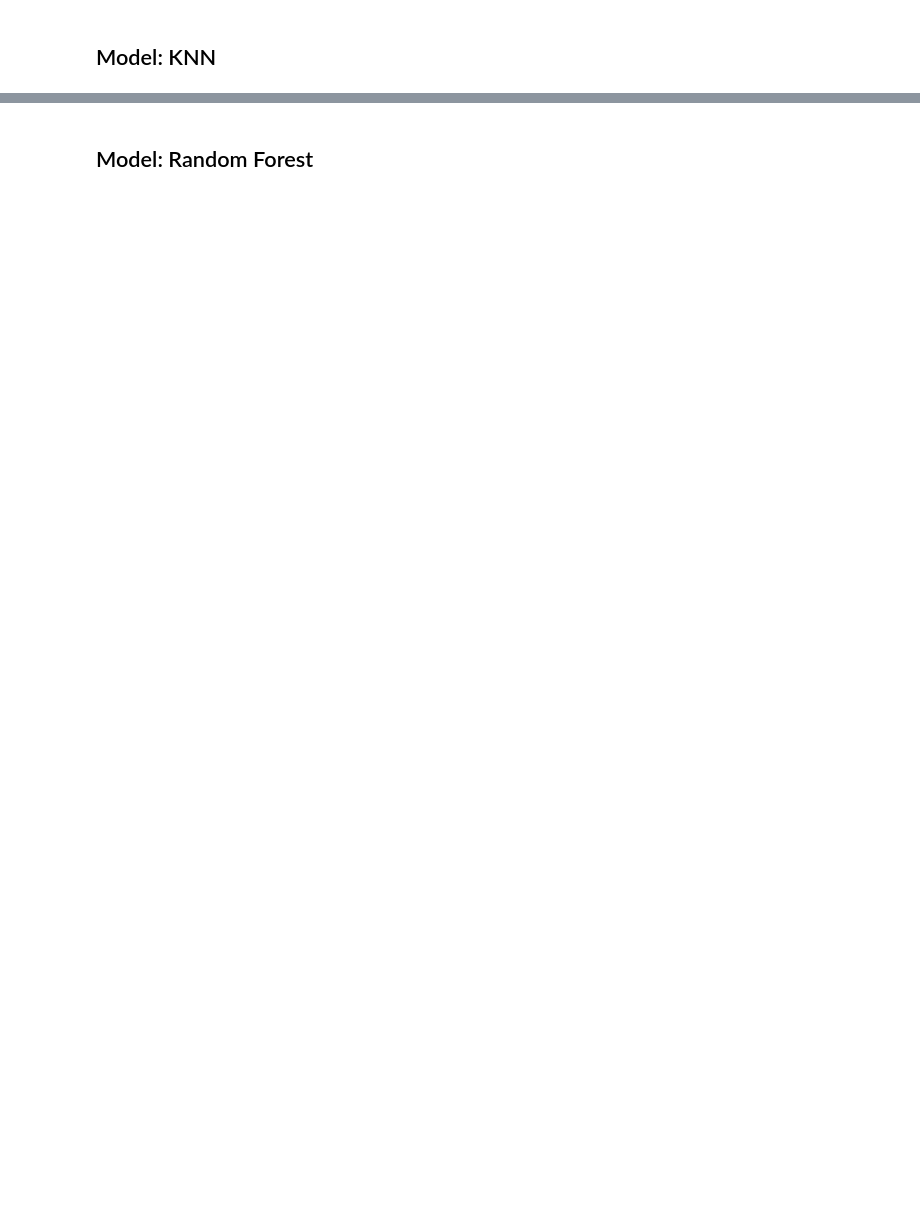
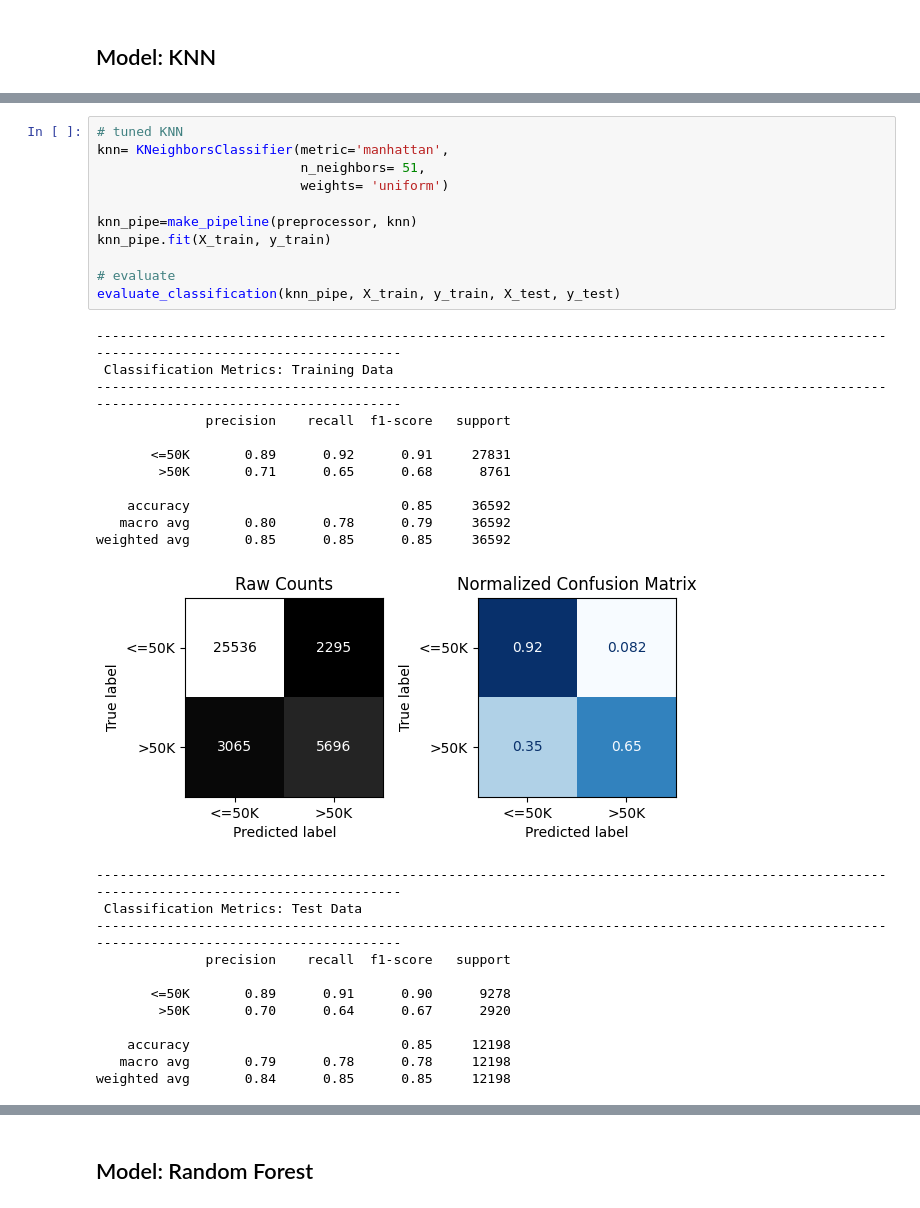
Before and after one commit to swirita/Adult-Income-Prediction, a Jupyter notebook: Adult_Income_Prediction.ipynb, the cells around one changed output, grey strips where cells are left out. Cells and saved outputs as stored; diff of their text form; blank space fills up the shorter version.

```diff
--- a/Adult_Income_Prediction.ipynb
+++ b/Adult_Income_Prediction.ipynb
@@ -490,0 +706,35 @@ plt.tight_layout()
+# %%
+# tuned KNN
+knn= KNeighborsClassifier(metric='manhattan',
+                          n_neighbors= 51,
+                          weights= 'uniform')
+
+knn_pipe=make_pipeline(preprocessor, knn)
+knn_pipe.fit(X_train, y_train)
+
+# evaluate
+evaluate_classification(knn_pipe, X_train, y_train, X_test, y_test)
+# %% [output]
+--------------------------------------------------------------------------------------------------------------------------------------------
+ Classification Metrics: Training Data
+--------------------------------------------------------------------------------------------------------------------------------------------
+              precision    recall  f1-score   support
+
+       <=50K       0.89      0.92      0.91     27831
+        >50K       0.71      0.65      0.68      8761
+
+    accuracy                           0.85     36592
+   macro avg       0.80      0.78      0.79     36592
+weighted avg       0.85      0.85      0.85     36592
+[figure, added]
+--------------------------------------------------------------------------------------------------------------------------------------------
+ Classification Metrics: Test Data
+--------------------------------------------------------------------------------------------------------------------------------------------
+              precision    recall  f1-score   support
+
+       <=50K       0.89      0.91      0.90      9278
+        >50K       0.70      0.64      0.67      2920
+
+    accuracy                           0.85     12198
+   macro avg       0.79      0.78      0.78     12198
+weighted avg       0.84      0.85      0.85     12198
```
Also changed, not shown: parts of 18 cells of this notebook.
